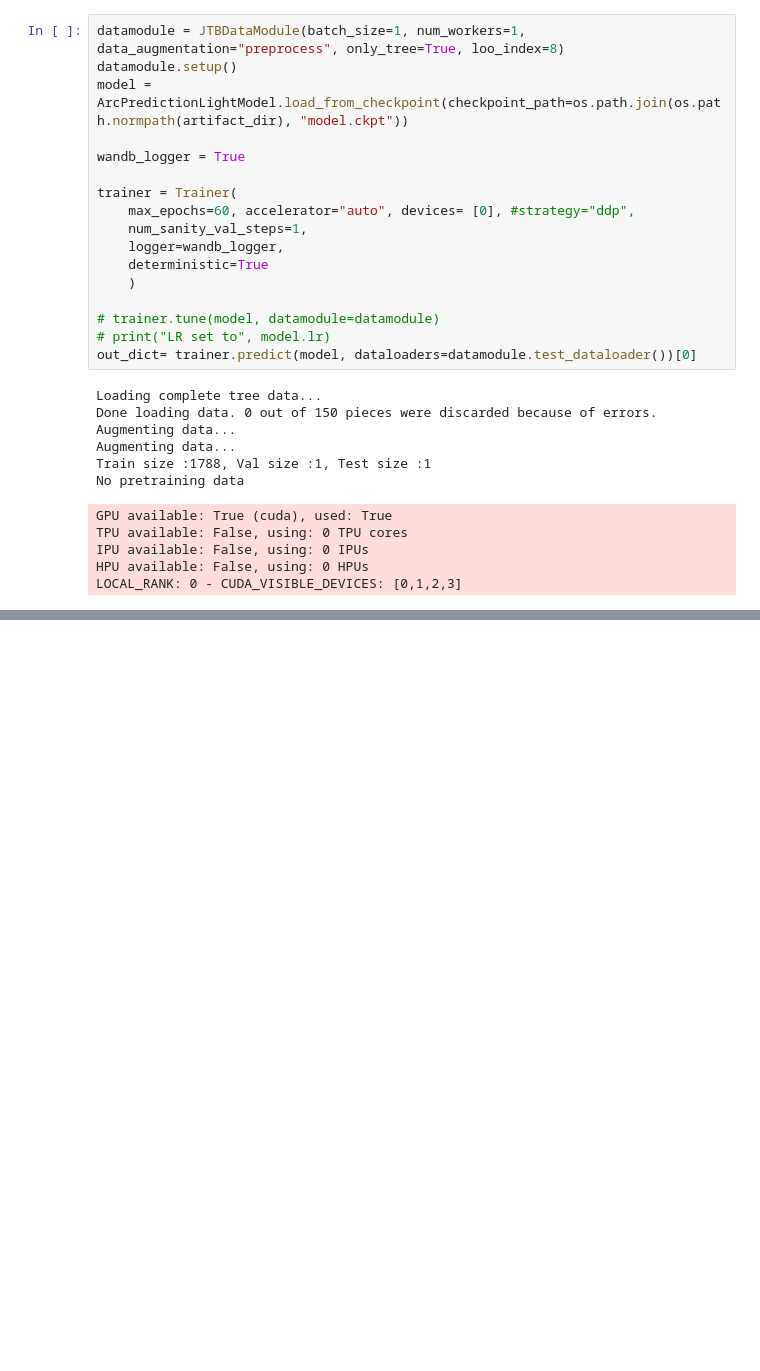
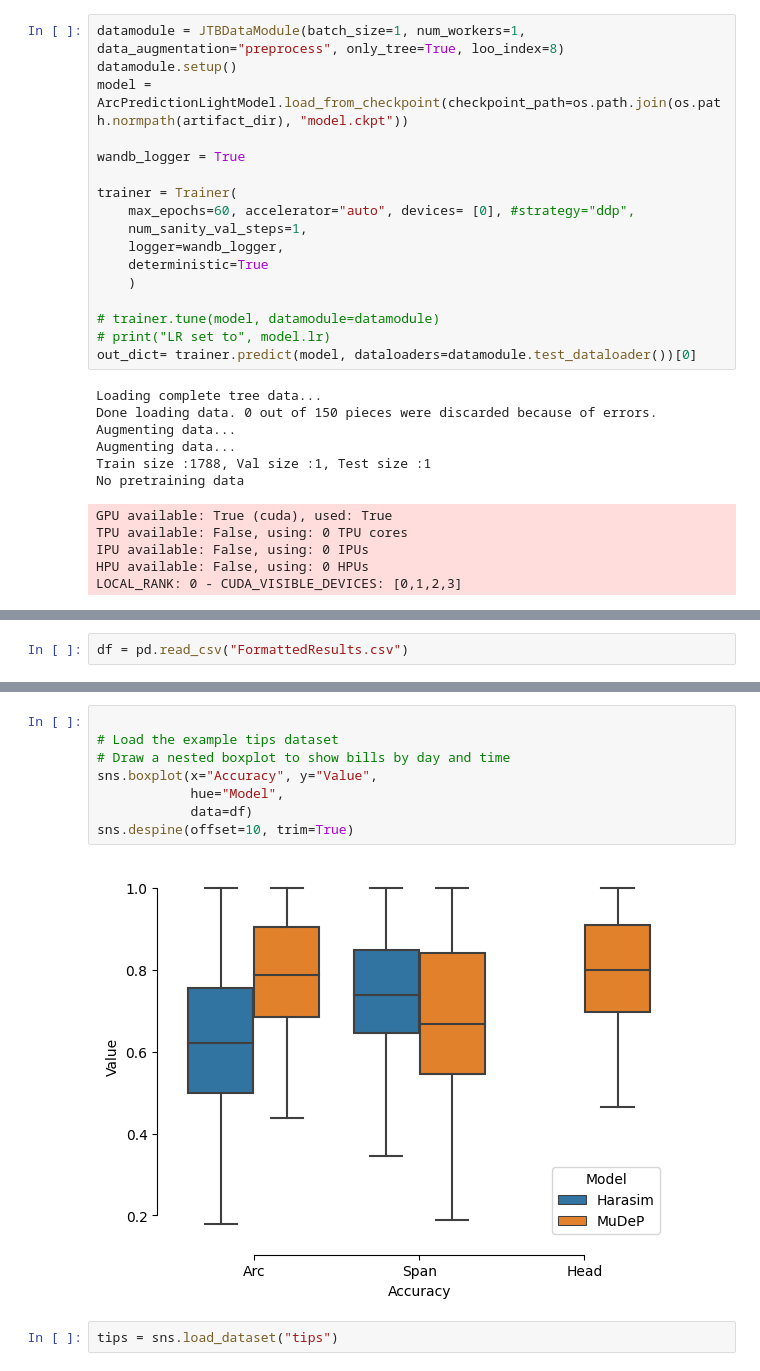
Before and after one commit to fosfrancesco/musicparser, a Jupyter notebook: data_analysis.ipynb, the cells around one changed output, grey strips where cells are left out. Saved outputs shown, nothing was run; the diff lists cells and outputs as text; blank space fills up the shorter version.

```diff
--- a/data_analysis.ipynb
+++ b/data_analysis.ipynb
@@ -249,0 +129,2 @@ tensor([[1., 0., 0., 0., 0., 0., 0., 0., 0., 0., 0., 0., 0., 0., 0., 0., 0.],
+# %%
+df = pd.read_csv("FormattedResults.csv")
@@ -249,0 +147,12 @@ tensor([[1., 0., 0., 0., 0., 0., 0., 0., 0., 0., 0., 0., 0., 0., 0., 0., 0.],
+# %%
+
+# Load the example tips dataset
+# Draw a nested boxplot to show bills by day and time
+sns.boxplot(x="Accuracy", y="Value",
+            hue="Model",
+            data=df)
+sns.despine(offset=10, trim=True)
+# %% [output]
+[figure, added]
+# %%
+tips = sns.load_dataset("tips")
```
Also changed, not shown: parts of 23 cells of this notebook, 6 other files.
